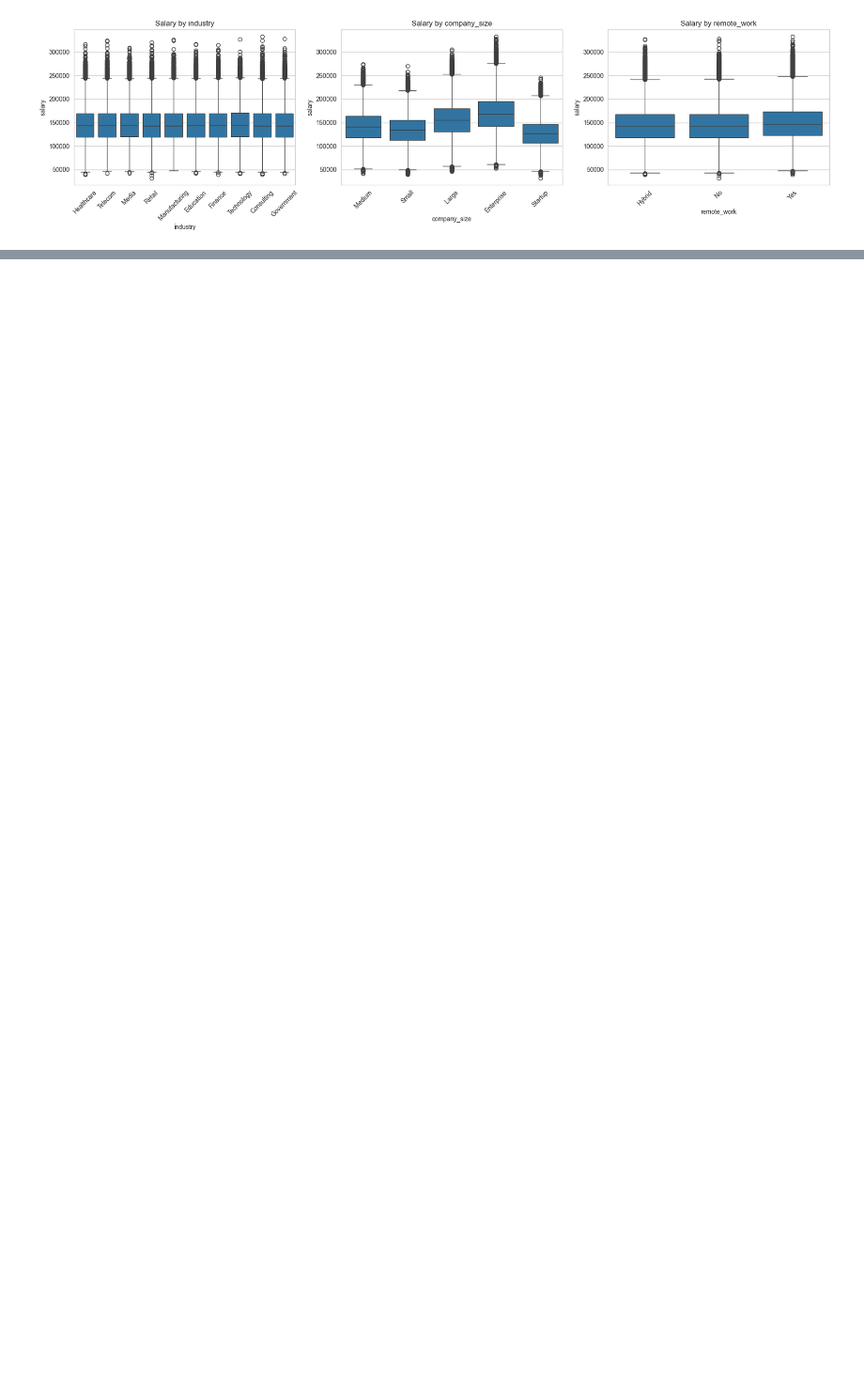
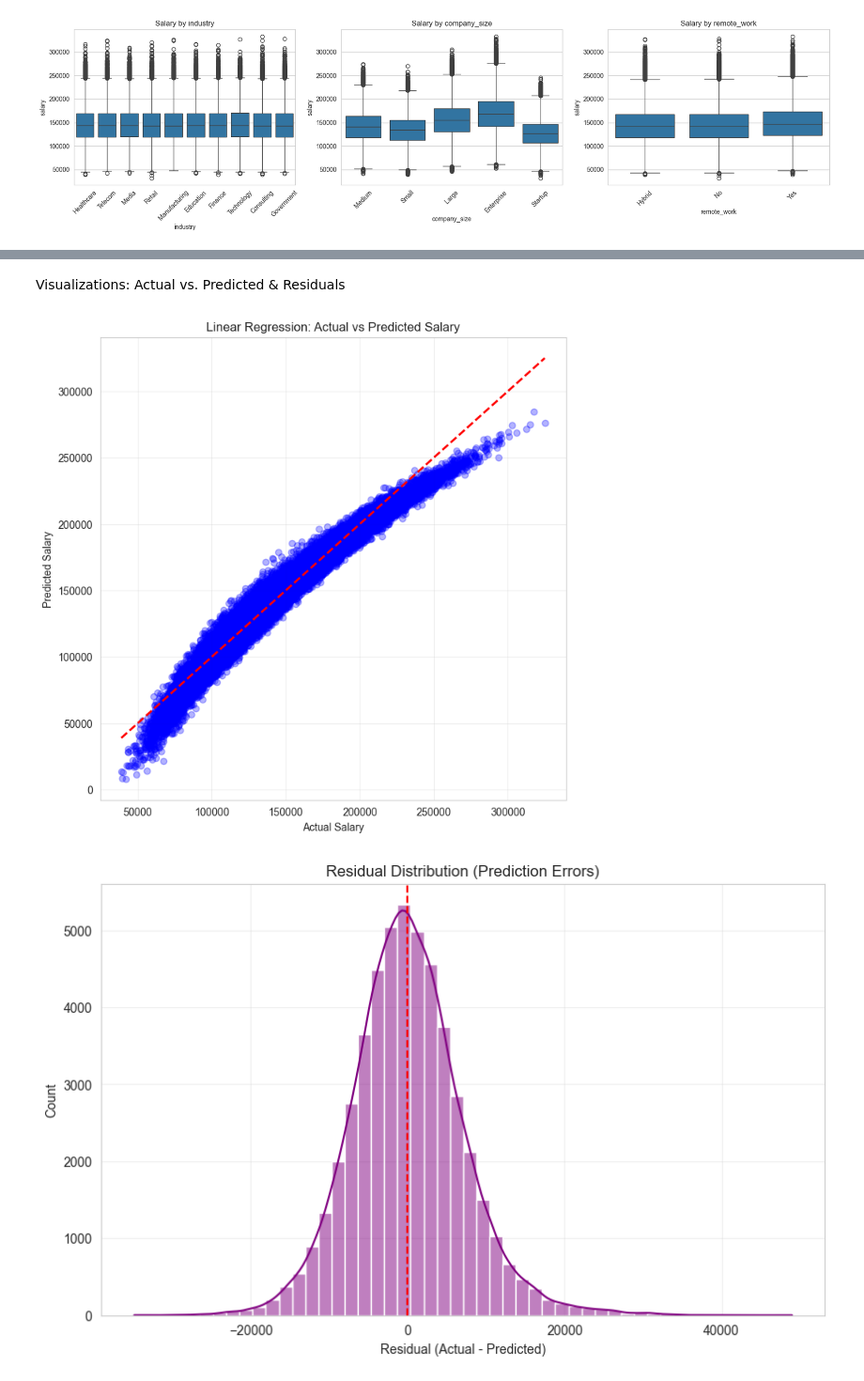
Before and after one commit to Mishaylin/DataVerse, a Jupyter notebook: Job_Salary_Predication_Notebook/JSP.ipynb, the cells around one changed output, grey strips where cells are left out. Shown at 94% size. Saved outputs shown, nothing was run; the diff lists cells and outputs as text; code cells hidden in the pictures; blank space fills up the shorter version.

```diff
--- a/Job_Salary_Predication_Notebook/JSP.ipynb
+++ b/Job_Salary_Predication_Notebook/JSP.ipynb
@@ -181,0 +337,17 @@ plt.show()
+# %%
+# Find the best model based on R² (higher is better)
+best_model_name = results_df['R²'].idxmax()
+best_model = models[best_model_name]
+print(f"Best model selected: {best_model_name}")
+print(f"Performance:\n{results_df.loc[best_model_name]}")
+
+# Save the best model and the scaler (if needed for inference)
+with open('best_salary_model.pkl', 'wb') as f:
+    pickle.dump(best_model, f)
+
+# Also save the scaler if we need to preprocess future data for linear models
+if best_model_name == 'Linear Regression':
+    with open('scaler.pkl', 'wb') as f:
+        pickle.dump(scaler, f)
+
+print("Model saved as 'best_salary_model.pkl'")
@@ -181,0 +363,44 @@ plt.show()
+# %% [markdown]
+Visualizations: Actual vs. Predicted & Residuals
+# %%
+# Using the best model to generate predictions on the test set.
+
+
+# Get predictions from the best model
+if best_model_name == 'Linear Regression':
+    y_pred_best = best_model.predict(X_test_scaled)
+else:
+    y_pred_best = best_model.predict(X_test_tree)
+
+# Actual vs Predicted scatter plot
+plt.figure(figsize=(8, 8))
+plt.scatter(y_test, y_pred_best, alpha=0.3, color='blue')
+plt.plot([y_test.min(), y_test.max()], [y_test.min(), y_test.max()], 'r--', lw=2)
+plt.xlabel('Actual Salary')
+plt.ylabel('Predicted Salary')
+plt.title(f'{best_model_name}: Actual vs Predicted Salary')
+plt.grid(alpha=0.3)
+plt.show()
+
+# Residual plot
+residuals = y_test - y_pred_best
+plt.figure(figsize=(10, 6))
+sns.histplot(residuals, bins=50, kde=True, color='purple')
+plt.title('Residual Distribution (Prediction Errors)')
+plt.xlabel('Residual (Actual - Predicted)')
+plt.axvline(x=0, color='red', linestyle='--')
+plt.grid(alpha=0.3)
+plt.show()
+
+# Residuals vs Predicted plot
+plt.figure(figsize=(10, 6))
+plt.scatter(y_pred_best, residuals, alpha=0.3, color='green')
+plt.axhline(y=0, color='red', linestyle='--')
+plt.xlabel('Predicted Salary')
+plt.ylabel('Residual')
+plt.title('Residuals vs Predicted Values')
+plt.grid(alpha=0.3)
+plt.show()
+# %% [output]
+[figure, added]
+[figure, added]
```
Also changed, not shown: parts of 13 cells of this notebook.
